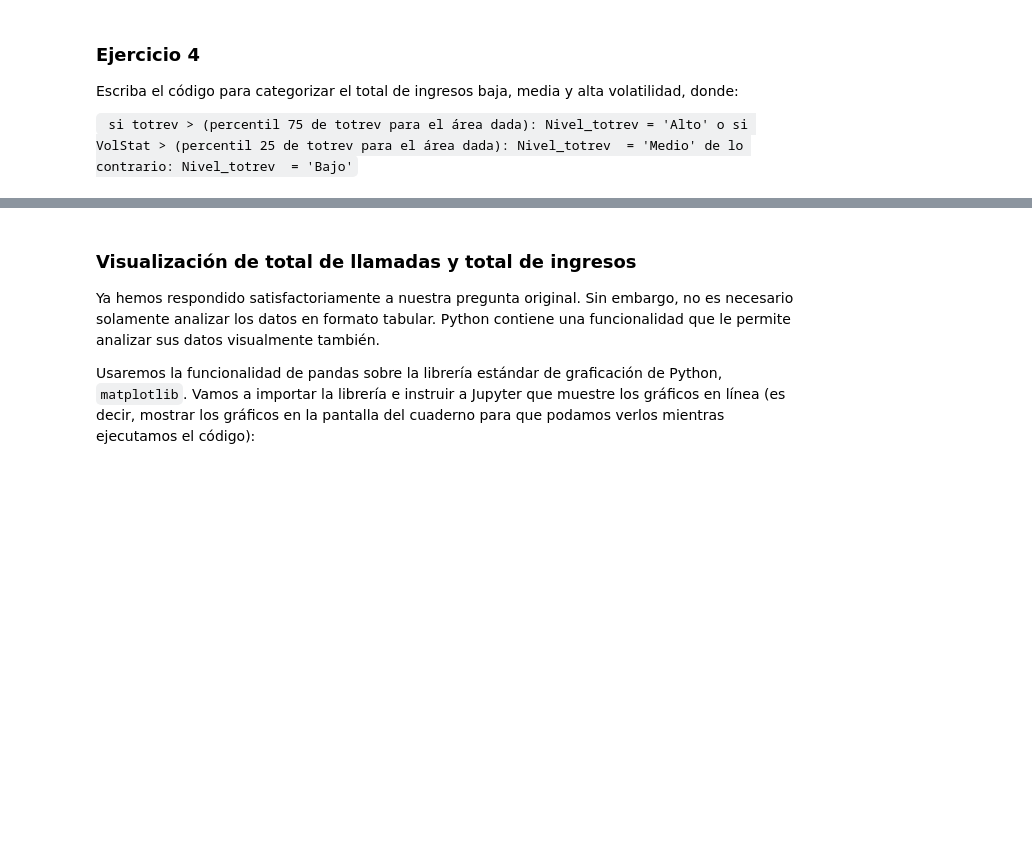
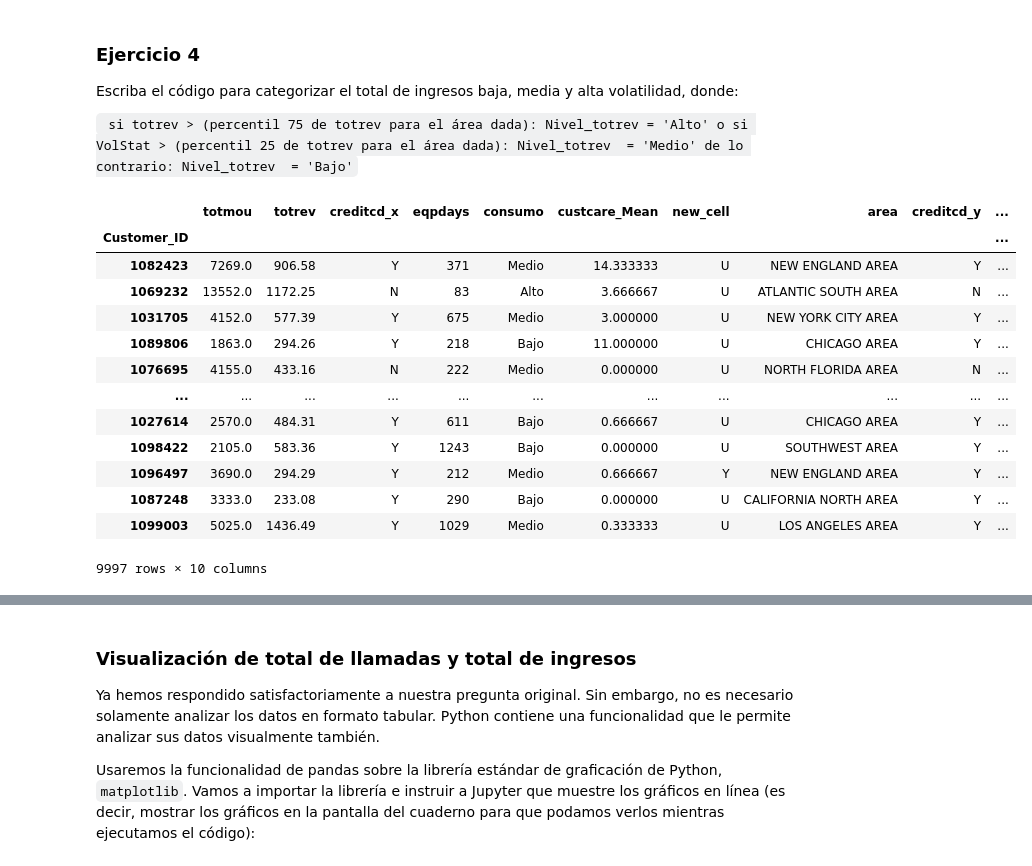
Before and after one commit to 0rt3g4ju4n/Ean_std_python_2024, a Jupyter notebook: CODIGO/Relación entre minutos usados e ingreso de clientes - Introducción a Pandas.ipynb, the cells around one changed output, grey strips where cells are left out. Cells and saved outputs as stored; diff of their text form; code cells hidden in the pictures; blank space fills up the shorter version.

```diff
--- a/CODIGO/Relación entre minutos usados e ingreso de clientes - Introducción a Pandas.ipynb
+++ b/CODIGO/Relación entre minutos usados e ingreso de clientes - Introducción a Pandas.ipynb
@@ -1291,4 +1367,23 @@ o si VolStat > (percentil 25 de totrev para el área dada):
 Nivel_totrev  = 'Medio'
 de lo contrario:
 Nivel_totrev  = 'Bajo'`
+# %%
+df3['Nivel_totrev'] = np.where(df3['totrev'] > df3.groupby('area')['totrev'].transform(lambda x: x.quantile(0.75)), 'Alto',
+                                np.where(df3['totrev'] > df3.groupby('area')['totrev'].transform(lambda x: x.quantile(0.25)), 'Medio', 'Bajo'))
+df3
+# %% [output]
+|  | totmou | totrev | creditcd_x | eqpdays | consumo | custcare_Mean | new_cell | area | creditcd_y | ... |
+| Customer_ID |  |  |  |  |  |  |  |  |  | ... |
+| 1082423 | 7269.0 | 906.58 | Y | 371 | Medio | 14.333333 | U | NEW ENGLAND AREA | Y | ... |
+| 1069232 | 13552.0 | 1172.25 | N | 83 | Alto | 3.666667 | U | ATLANTIC SOUTH AREA | N | ... |
+| 1031705 | 4152.0 | 577.39 | Y | 675 | Medio | 3.000000 | U | NEW YORK CITY AREA | Y | ... |
+| 1089806 | 1863.0 | 294.26 | Y | 218 | Bajo | 11.000000 | U | CHICAGO AREA | Y | ... |
+| 1076695 | 4155.0 | 433.16 | N | 222 | Medio | 0.000000 | U | NORTH FLORIDA AREA | N | ... |
+| ... | ... | ... | ... | ... | ... | ... | ... | ... | ... | ... |
+| 1027614 | 2570.0 | 484.31 | Y | 611 | Bajo | 0.666667 | U | CHICAGO AREA | Y | ... |
+| 1098422 | 2105.0 | 583.36 | Y | 1243 | Bajo | 0.000000 | U | SOUTHWEST AREA | Y | ... |
+| 1096497 | 3690.0 | 294.29 | Y | 212 | Medio | 0.666667 | Y | NEW ENGLAND AREA | Y | ... |
+| 1087248 | 3333.0 | 233.08 | Y | 290 | Bajo | 0.000000 | U | CALIFORNIA NORTH AREA | Y | ... |
+| 1099003 | 5025.0 | 1436.49 | Y | 1029 | Medio | 0.333333 | U | LOS ANGELES AREA | Y | ... |
+9997 rows × 10 columns
 # %%
```
Also changed, not shown: parts of 38 cells of this notebook, 2 other files.
